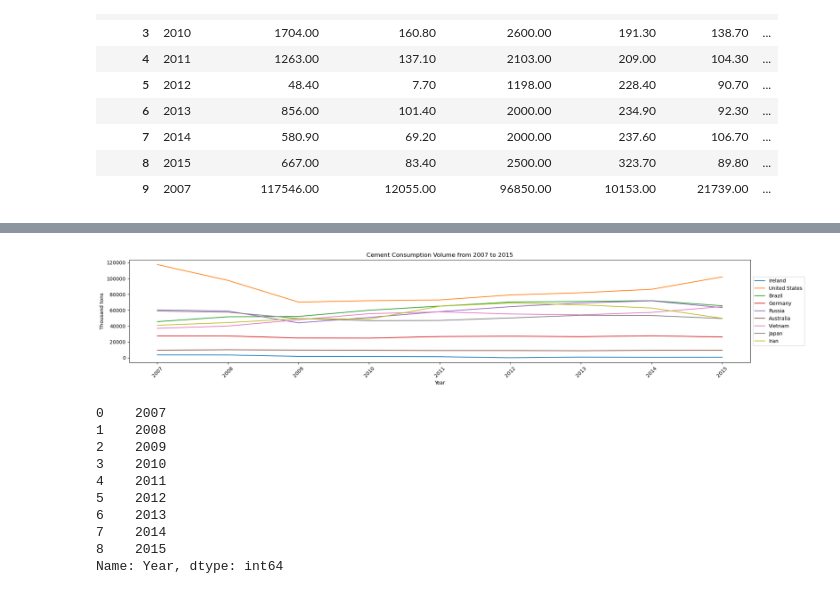
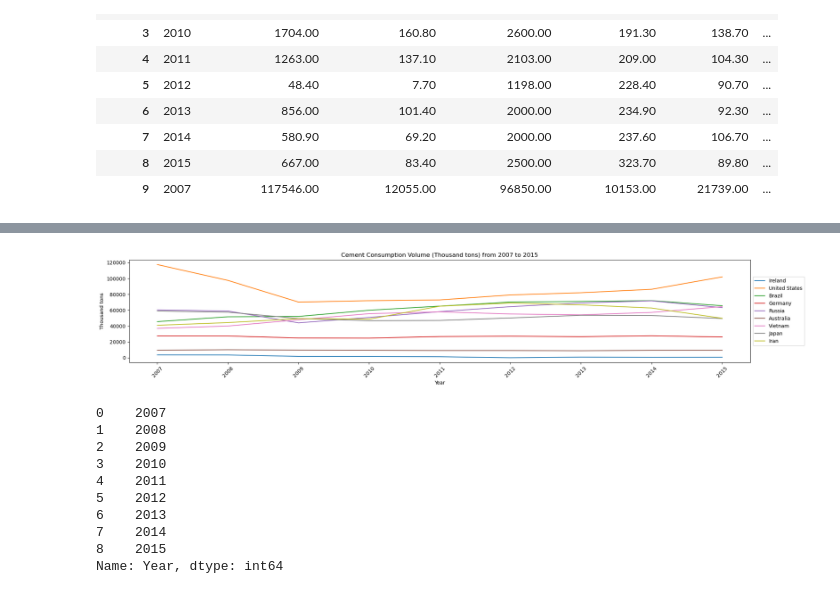
Before and after one commit to ASM2023063/mscda-20231-ca2, a Jupyter notebook: 2023063_ca2_notebook1.ipynb, the cells around one changed output, grey strips where cells are left out. Drawn from its saved outputs; the diff is of its cells as text; code cells hidden in the pictures.

```diff
--- a/2023063_ca2_notebook1.ipynb
+++ b/2023063_ca2_notebook1.ipynb
@@ -275,5 +275,32 @@ cement_merge["Production Value"] = pd.to_numeric(cement_merge["Production Value"
 cement_merge["Import Volume"] = pd.to_numeric(cement_merge["Import Volume"])
 cement_merge["Import Value"] = pd.to_numeric(cement_merge["Import Value"])
 cement_merge["Export Volume"] = pd.to_numeric(cement_merge["Export Volume"])
+cement_merge["Import Price"] = pd.to_numeric(cement_merge["Import Price"])
 cement_merge["Export Price"] = pd.to_numeric(cement_merge["Export Price"])
 cement_merge["Per Capita Consumption"] = pd.to_numeric(cement_merge["Per Capita Consumption"])
+# %%
+# Create figure and set of subplots
+fig, ax = plt.subplots()
+
+ax.plot(cement_merge[cement_merge["Code"]=="IRL"]["Year"], cement_merge[cement_merge["Code"]=="IRL"]["Consumption Volume"], label="Ireland")
+ax.plot(cement_merge[cement_merge["Code"]=="USA"]["Year"], cement_merge[cement_merge["Code"]=="USA"]["Consumption Volume"], label="United States")
+ax.plot(cement_merge[cement_merge["Code"]=="BRA"]["Year"], cement_merge[cement_merge["Code"]=="BRA"]["Consumption Volume"], label="Brazil")
+ax.plot(cement_merge[cement_merge["Code"]=="CHN"]["Year"], cement_merge[cement_merge["Code"]=="CHN"]["Consumption Volume"], label="China")
+ax.plot(cement_merge[cement_merge["Code"]=="DEU"]["Year"], cement_merge[cement_merge["Code"]=="DEU"]["Consumption Volume"], label="Germany")
+ax.plot(cement_merge[cement_merge["Code"]=="RUS"]["Year"], cement_merge[cement_merge["Code"]=="RUS"]["Consumption Volume"], label="Russia")
+ax.plot(cement_merge[cement_merge["Code"]=="AUS"]["Year"], cement_merge[cement_merge["Code"]=="AUS"]["Consumption Volume"], label="Australia")
+ax.plot(cement_merge[cement_merge["Code"]=="VNM"]["Year"], cement_merge[cement_merge["Code"]=="VNM"]["Consumption Volume"], label="Vietnam")
+ax.plot(cement_merge[cement_merge["Code"]=="JPN"]["Year"], cement_merge[cement_merge["Code"]=="JPN"]["Consumption Volume"], label="Japan")
+ax.plot(cement_merge[cement_merge["Code"]=="IRN"]["Year"], cement_merge[cement_merge["Code"]=="IRN"]["Consumption Volume"], label="Iran")
+
+
+# Config graphic
+plt.rc("figure", autolayout=True, figsize=(20, 4))
+plt.title("Cement Consumption Volume (Thousand tons) from 2007 to 2015")
+plt.xlabel("Year")
+plt.ylabel("Thousand tons")
+plt.xticks(rotation=45)
+ax.legend(loc='center left', bbox_to_anchor=(1, 0.5))
+
+# Display graphic
+plt.show()
@@ -280,31 +309,31 @@ cement_merge["Per Capita Consumption"] = pd.to_numeric(cement_merge["Per Capita
 # %%
 # Create figure and set of subplots
 fig, ax = plt.subplots()
 
 ax.plot(cement_merge[cement_merge["Code"]=="IRL"]["Year"], cement_merge[cement_merge["Code"]=="IRL"]["Consumption Volume"], label="Ireland")
 ax.plot(cement_merge[cement_merge["Code"]=="USA"]["Year"], cement_merge[cement_merge["Code"]=="USA"]["Consumption Volume"], label="United States")
 ax.plot(cement_merge[cement_merge["Code"]=="BRA"]["Year"], cement_merge[cement_merge["Code"]=="BRA"]["Consumption Volume"], label="Brazil")
 #ax.plot(cement_merge[cement_merge["Code"]=="CHN"]["Year"], cement_merge[cement_merge["Code"]=="CHN"]["Consumption Volume"], label="China")
 ax.plot(cement_merge[cement_merge["Code"]=="DEU"]["Year"], cement_merge[cement_merge["Code"]=="DEU"]["Consumption Volume"], label="Germany")
 ax.plot(cement_merge[cement_merge["Code"]=="RUS"]["Year"], cement_merge[cement_merge["Code"]=="RUS"]["Consumption Volume"], label="Russia")
 ax.plot(cement_merge[cement_merge["Code"]=="AUS"]["Year"], cement_merge[cement_merge["Code"]=="AUS"]["Consumption Volume"], label="Australia")
 ax.plot(cement_merge[cement_merge["Code"]=="VNM"]["Year"], cement_merge[cement_merge["Code"]=="VNM"]["Consumption Volume"], label="Vietnam")
 ax.plot(cement_merge[cement_merge["Code"]=="JPN"]["Year"], cement_merge[cement_merge["Code"]=="JPN"]["Consumption Volume"], label="Japan")
 ax.plot(cement_merge[cement_merge["Code"]=="IRN"]["Year"], cement_merge[cement_merge["Code"]=="IRN"]["Consumption Volume"], label="Iran")
 
 
 # Config graphic
 plt.rc("figure", autolayout=True, figsize=(20, 4))
-plt.title("Cement Consumption Volume from 2007 to 2015")
+plt.title("Cement Consumption Volume (Thousand tons) from 2007 to 2015")
 plt.xlabel("Year")
 plt.ylabel("Thousand tons")
 plt.xticks(rotation=45)
 ax.legend(loc='center left', bbox_to_anchor=(1, 0.5))
 
 # Display graphic
 plt.show()
 # %% [output]
-[figure, old version]
+[figure, new version]
 # %%
 def get_column(name,column_filter,column_query,origin_df):
     new_data = origin_df[origin_df[column_filter]==name][column_query]
```
Also changed, not shown: parts of 6 cells of this notebook.
